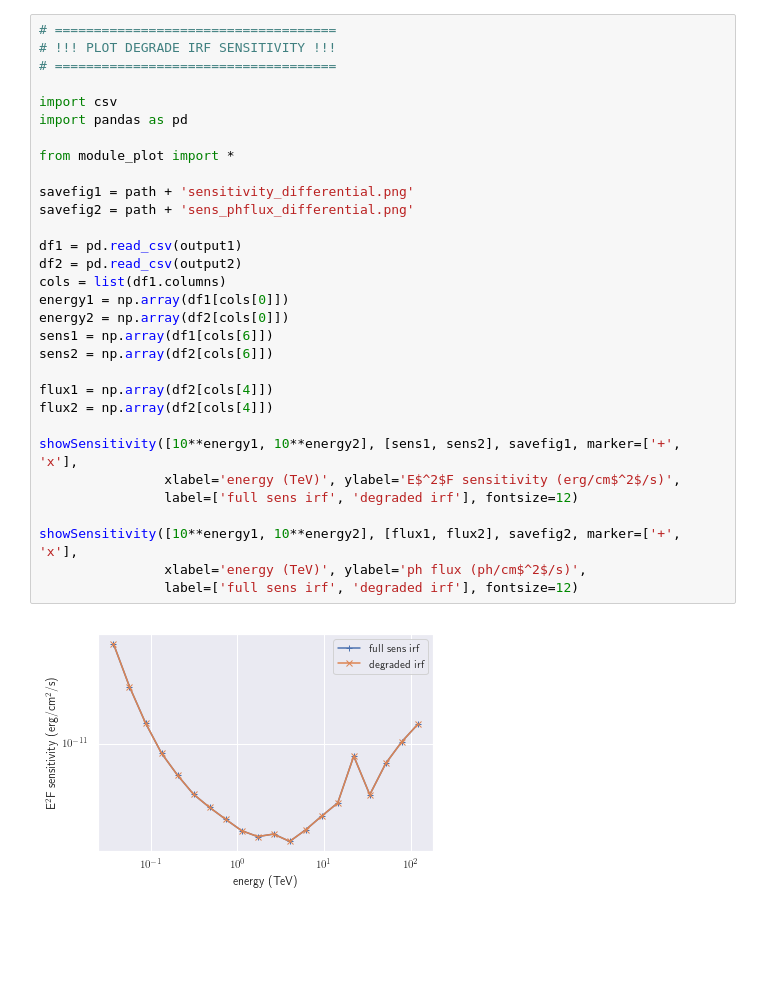
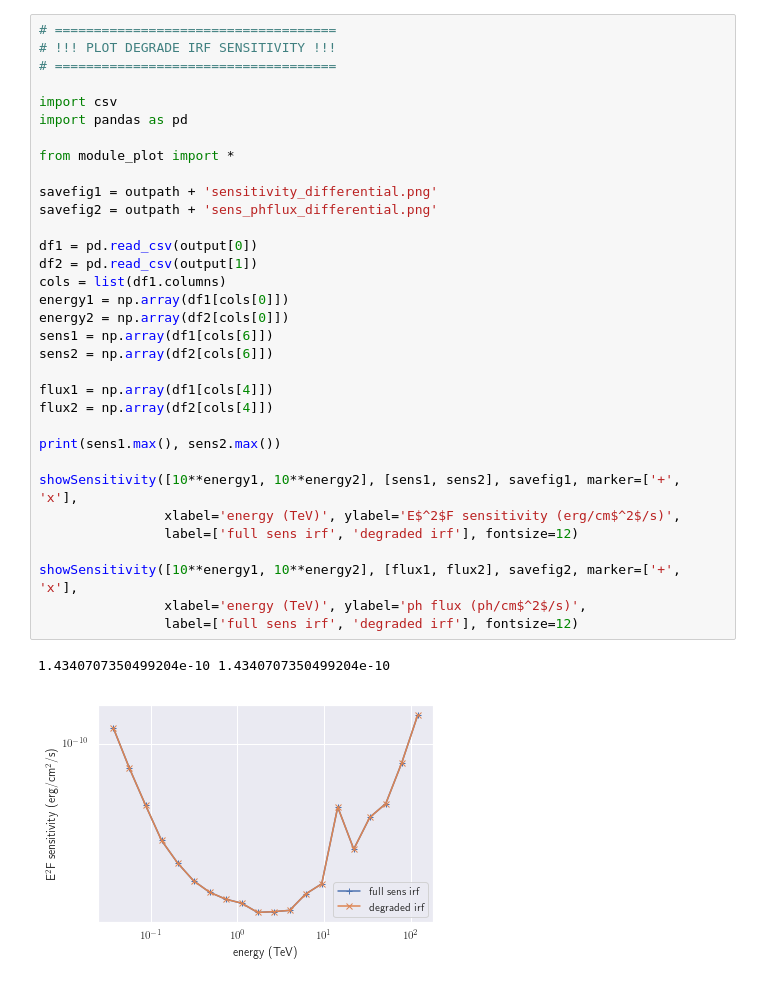
Before and after one commit to ambra-dipiano/thesis, a Jupyter notebook: notebook_IRFdegradation_v02.ipynb, the cells around one changed output. Drawn from its saved outputs; the diff is of its cells as text; blank space fills up the shorter version.

```diff
--- a/notebook_IRFdegradation_v02.ipynb
+++ b/notebook_IRFdegradation_v02.ipynb
@@ -41,33 +53,36 @@ done
 # %%
 # ====================================
 # !!! PLOT DEGRADE IRF SENSITIVITY !!!
 # ====================================
 
 import csv
 import pandas as pd
 
 from module_plot import *
 
-savefig1 = path + 'sensitivity_differential.png'
-savefig2 = path + 'sens_phflux_differential.png'
+savefig1 = outpath + 'sensitivity_differential.png'
+savefig2 = outpath + 'sens_phflux_differential.png'
 
-df1 = pd.read_csv(output1)
-df2 = pd.read_csv(output2)
+df1 = pd.read_csv(output[0])
+df2 = pd.read_csv(output[1])
 cols = list(df1.columns)
 energy1 = np.array(df1[cols[0]])
 energy2 = np.array(df2[cols[0]])
 sens1 = np.array(df1[cols[6]])
 sens2 = np.array(df2[cols[6]])
 
-flux1 = np.array(df2[cols[4]])
+flux1 = np.array(df1[cols[4]])
 flux2 = np.array(df2[cols[4]])
+
+print(sens1.max(), sens2.max())
 
 showSensitivity([10**energy1, 10**energy2], [sens1, sens2], savefig1, marker=['+', 'x'],
                 xlabel='energy (TeV)', ylabel='E$^2$F sensitivity (erg/cm$^2$/s)',
                 label=['full sens irf', 'degraded irf'], fontsize=12)
 
 showSensitivity([10**energy1, 10**energy2], [flux1, flux2], savefig2, marker=['+', 'x'],
                 xlabel='energy (TeV)', ylabel='ph flux (ph/cm$^2$/s)',
                 label=['full sens irf', 'degraded irf'], fontsize=12)
 # %% [output]
+1.4340707350499204e-10 1.4340707350499204e-10
-[figure, old version]
+[figure, new version]
```
Also changed, not shown: parts of 2 cells of this notebook, 1 other file.
